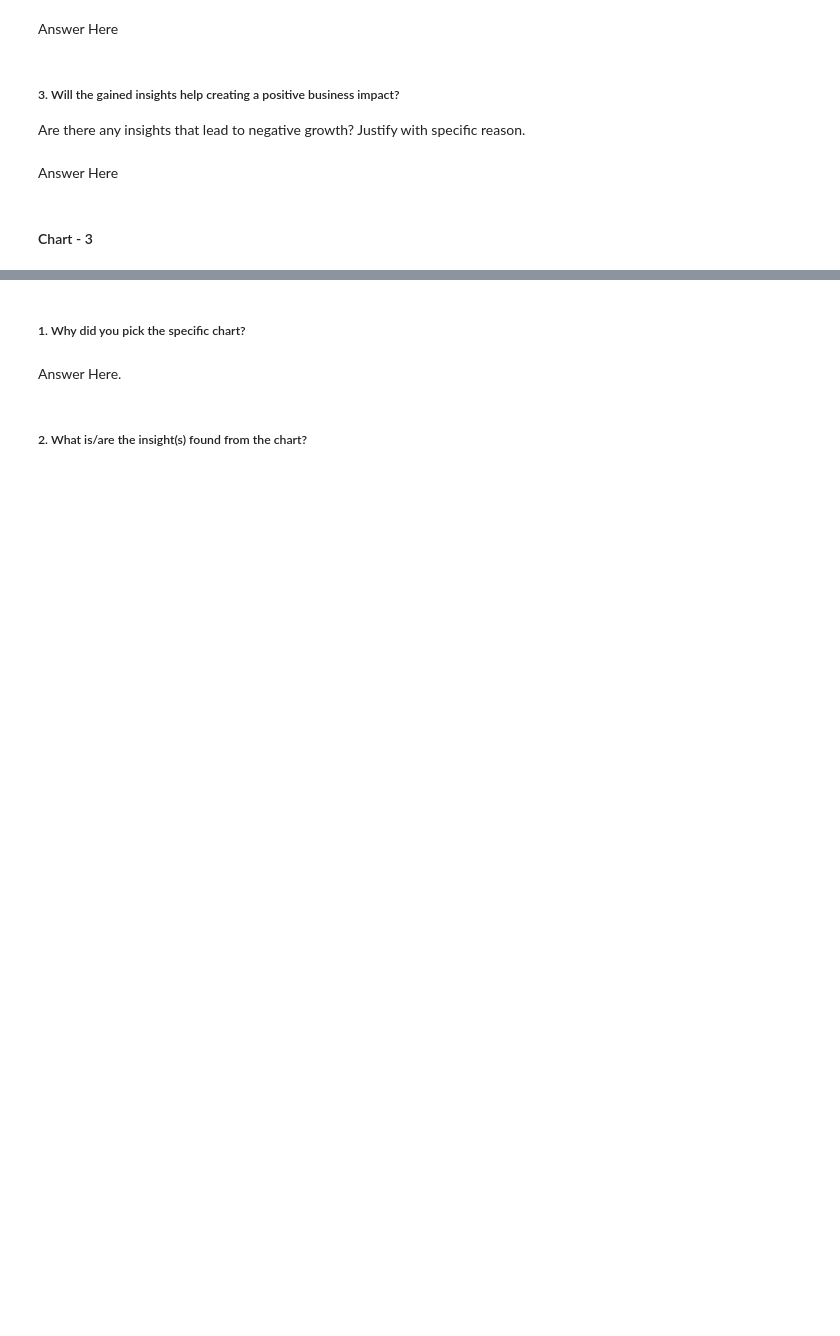
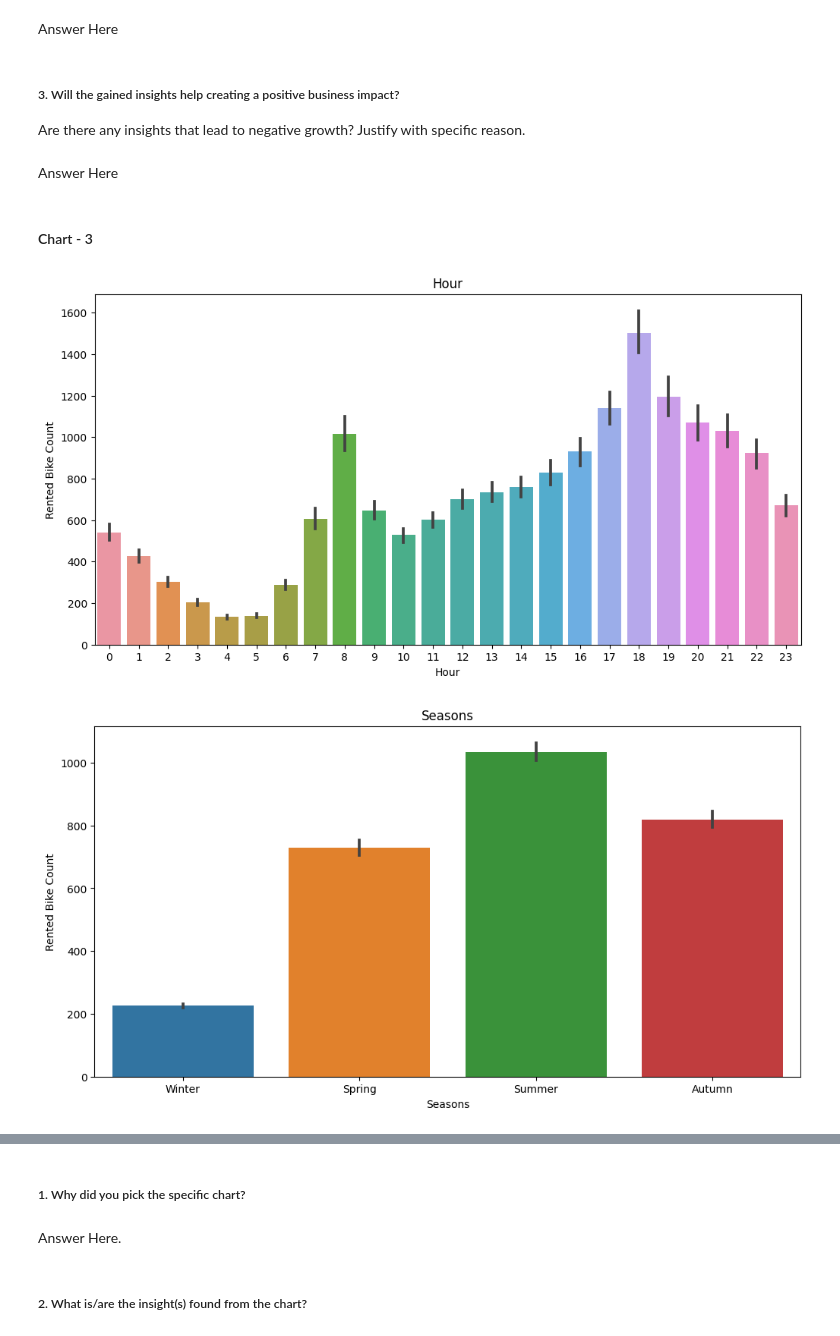
Before and after one commit to sonu9479/Bike-Sharing-Demand-Prediction, a Jupyter notebook: Bike_sharing_demand_prediction_ML_regression_model_.ipynb, the cells around one changed output, grey strips where cells are left out. Cells and saved outputs as stored; diff of their text form; code cells hidden in the pictures; blank space fills up the shorter version.

```diff
--- a/Bike_sharing_demand_prediction_ML_regression_model_.ipynb
+++ b/Bike_sharing_demand_prediction_ML_regression_model_.ipynb
@@ -278,0 +338,3 @@ memory usage: 958.2+ KB
+# %%
+categorical_data = list(set(data.columns)-set(numerical_data))
+categorical_data
@@ -322,0 +407,10 @@ Answer Here
+# %%
+# Chart - 3 visualization code
+for i in categorical_data:
+    plt.figure(figsize=(12,6))
+    plt.title(i)
+    sns.barplot(x = data[i], y = data['Rented Bike Count'])
+    plt.show()
+# %% [output]
+[figure, added]
+[figure, added]
```
Also changed, not shown: parts of 33 cells of this notebook.
